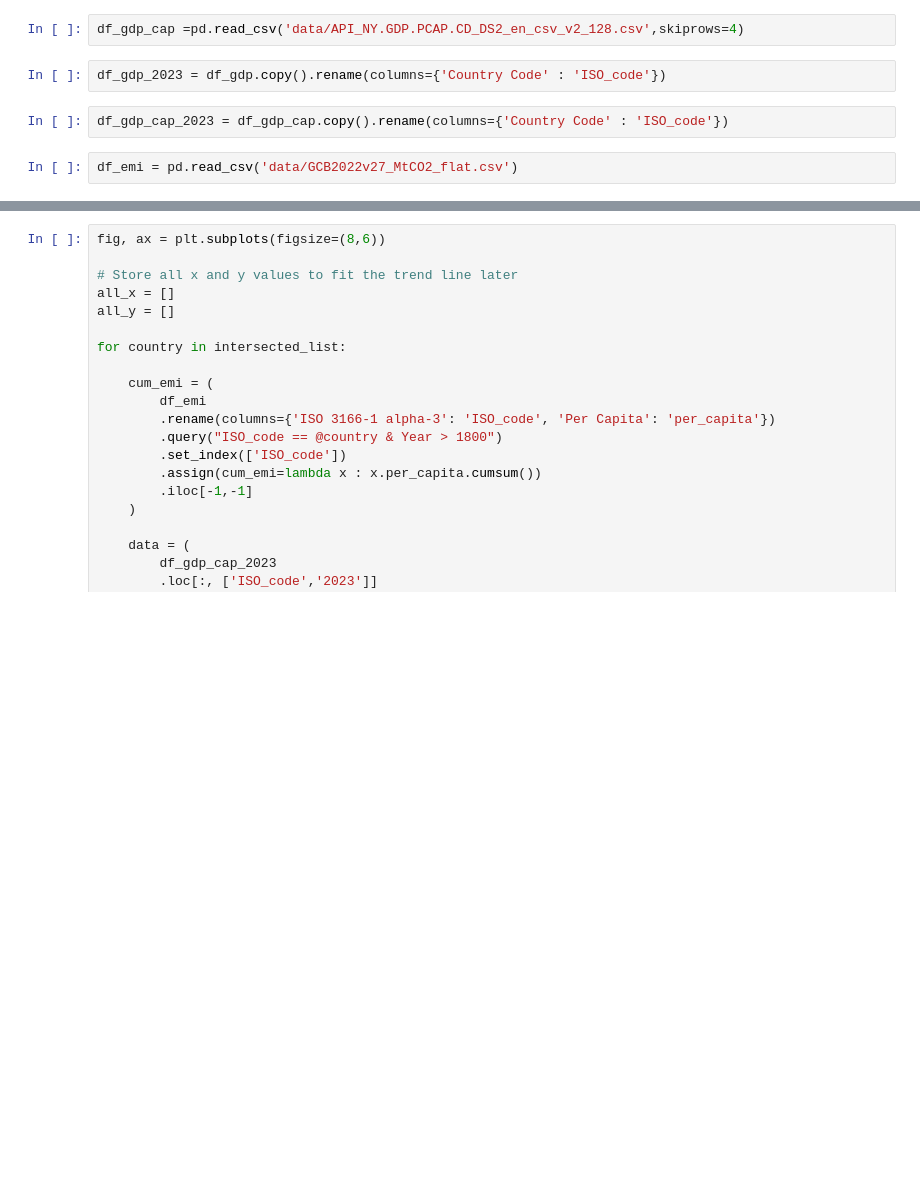
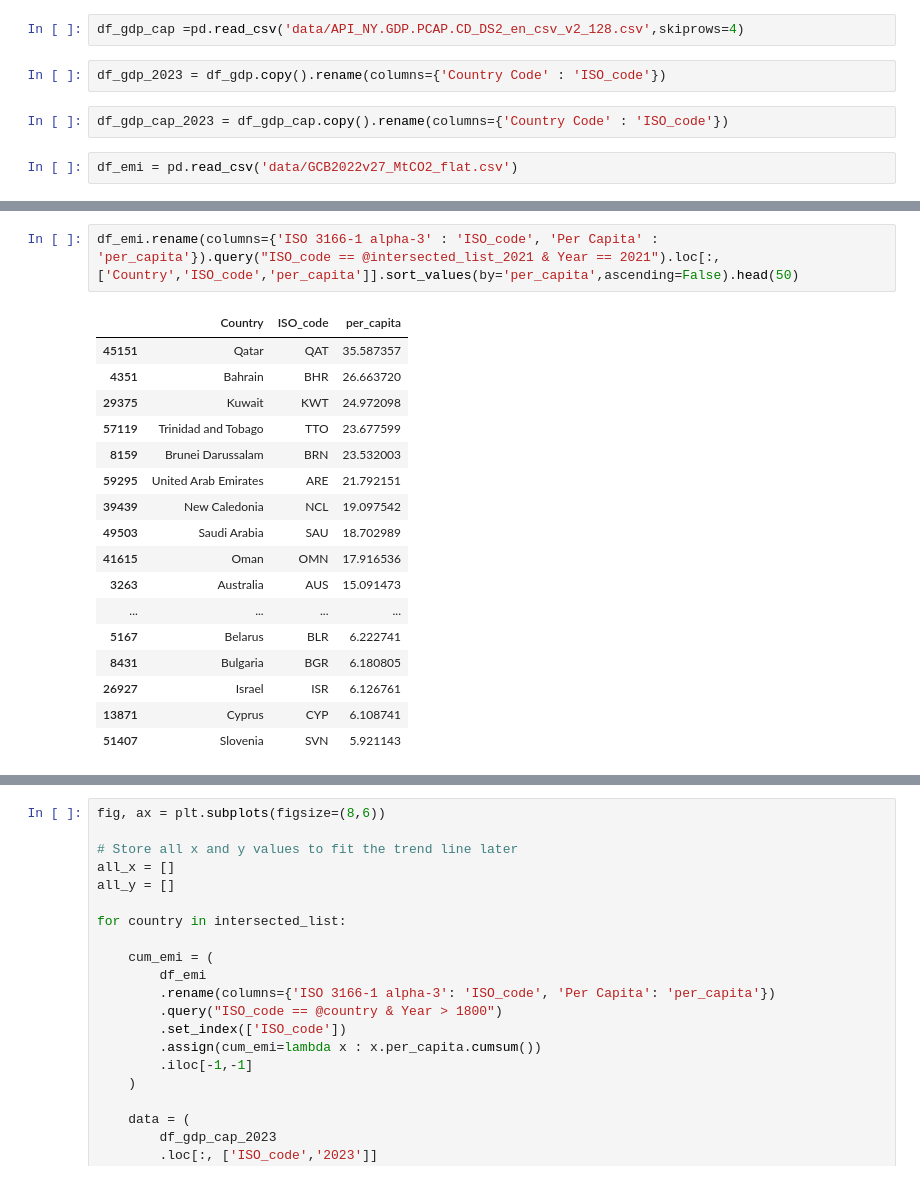
Before and after one commit to OskarVagero/thesis, a Jupyter notebook: scripts/climate_change_figures.ipynb, the cells around one changed output, grey strips where cells are left out. Cells and saved outputs as stored; diff of their text form; blank space fills up the shorter version.

```diff
--- a/scripts/climate_change_figures.ipynb
+++ b/scripts/climate_change_figures.ipynb
@@ -181,0 +117,20 @@ plt.savefig('figures/pc_emissions_GDP_pc.pdf',bbox_inches='tight')
+# %%
+df_emi.rename(columns={'ISO 3166-1 alpha-3' : 'ISO_code', 'Per Capita' : 'per_capita'}).query("ISO_code == @intersected_list_2021 & Year == 2021").loc[:,['Country','ISO_code','per_capita']].sort_values(by='per_capita',ascending=False).head(50)
+# %% [output]
+|  | Country | ISO_code | per_capita |
+| 45151 | Qatar | QAT | 35.587357 |
+| 4351 | Bahrain | BHR | 26.663720 |
+| 29375 | Kuwait | KWT | 24.972098 |
+| 57119 | Trinidad and Tobago | TTO | 23.677599 |
+| 8159 | Brunei Darussalam | BRN | 23.532003 |
+| 59295 | United Arab Emirates | ARE | 21.792151 |
+| 39439 | New Caledonia | NCL | 19.097542 |
+| 49503 | Saudi Arabia | SAU | 18.702989 |
+| 41615 | Oman | OMN | 17.916536 |
+| 3263 | Australia | AUS | 15.091473 |
+| ... | ... | ... | ... |
+| 5167 | Belarus | BLR | 6.222741 |
+| 8431 | Bulgaria | BGR | 6.180805 |
+| 26927 | Israel | ISR | 6.126761 |
+| 13871 | Cyprus | CYP | 6.108741 |
+| 51407 | Slovenia | SVN | 5.921143 |
```
Also changed, not shown: parts of 29 cells of this notebook.
